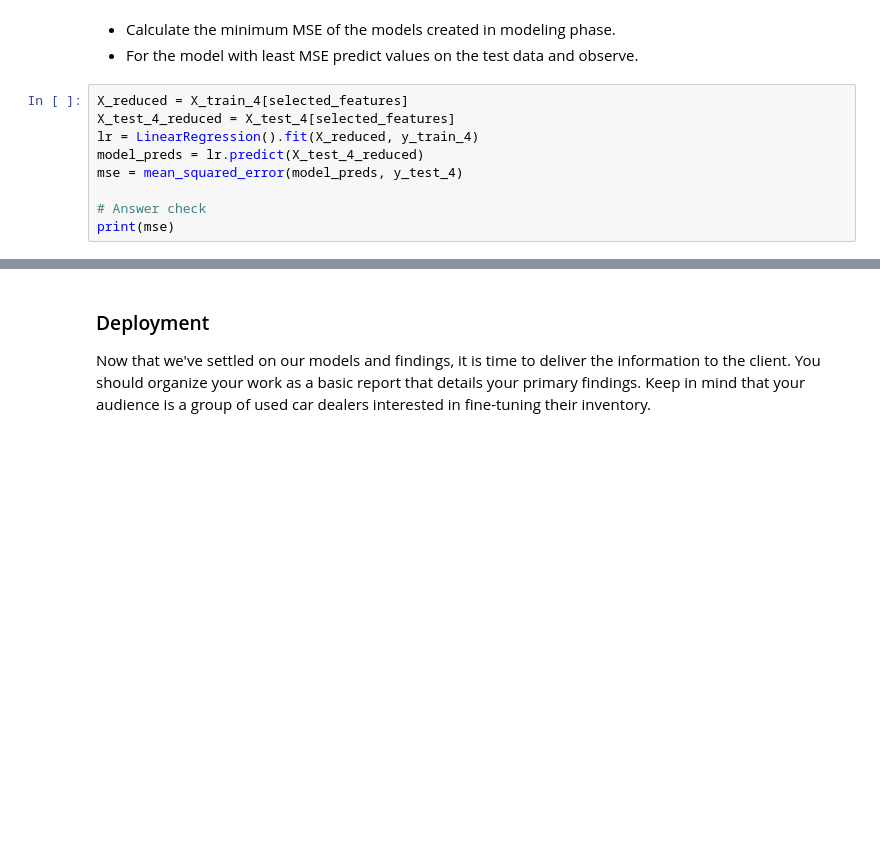
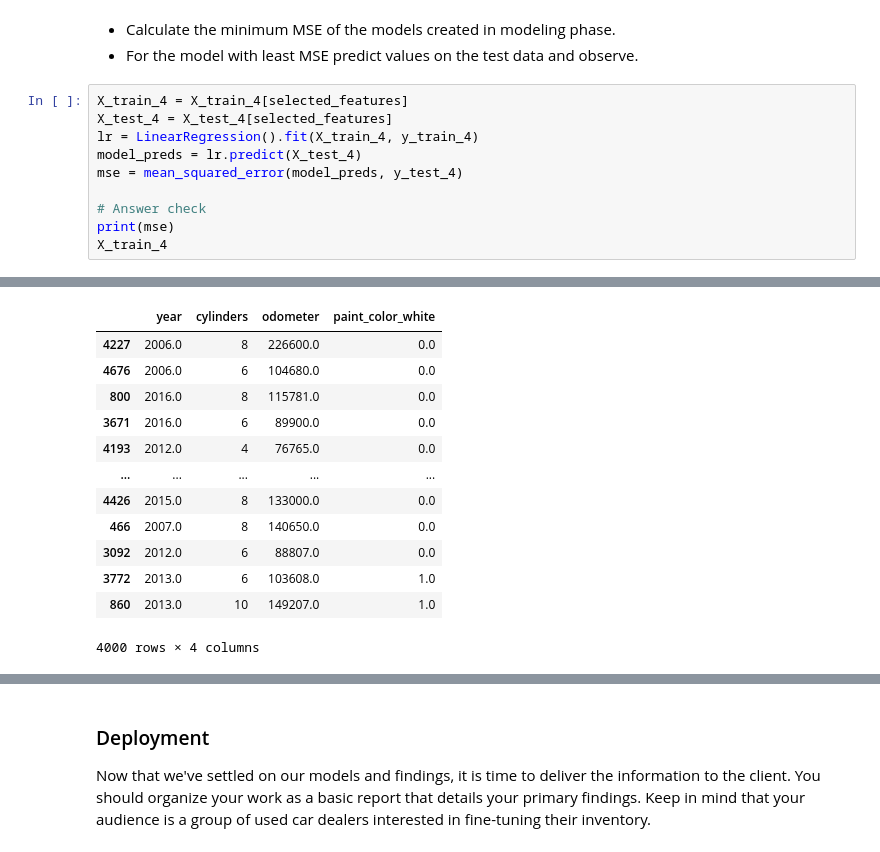
Before and after one commit to skavoori/practical-application-2, a Jupyter notebook: prompt_II.ipynb, the cells around one changed output, grey strips where cells are left out. Saved outputs shown, nothing was run; the diff lists cells and outputs as text; blank space fills up the shorter version.

```diff
--- a/prompt_II.ipynb
+++ b/prompt_II.ipynb
@@ -828,12 +832,13 @@ With some modeling accomplished, we aim to reflect on what we identify as a high
 - Calculate the minimum MSE of the models created in modeling phase.
 - For the model with least MSE predict values on the test data and observe.
 # %%
-X_reduced = X_train_4[selected_features]
-X_test_4_reduced = X_test_4[selected_features]
-lr = LinearRegression().fit(X_reduced, y_train_4)
-model_preds = lr.predict(X_test_4_reduced)
+X_train_4 = X_train_4[selected_features]
+X_test_4 = X_test_4[selected_features]
+lr = LinearRegression().fit(X_train_4, y_train_4)
+model_preds = lr.predict(X_test_4)
 mse = mean_squared_error(model_preds, y_test_4)
 
 # Answer check
 print(mse)
+X_train_4
 # %% [output]
@@ -841,3 +846,16 @@ print(mse)
+|  | year | cylinders | odometer | paint_color_white |
+| 4227 | 2006.0 | 8 | 226600.0 | 0.0 |
+| 4676 | 2006.0 | 6 | 104680.0 | 0.0 |
+| 800 | 2016.0 | 8 | 115781.0 | 0.0 |
+| 3671 | 2016.0 | 6 | 89900.0 | 0.0 |
+| 4193 | 2012.0 | 4 | 76765.0 | 0.0 |
+| ... | ... | ... | ... | ... |
+| 4426 | 2015.0 | 8 | 133000.0 | 0.0 |
+| 466 | 2007.0 | 8 | 140650.0 | 0.0 |
+| 3092 | 2012.0 | 6 | 88807.0 | 0.0 |
+| 3772 | 2013.0 | 6 | 103608.0 | 1.0 |
+| 860 | 2013.0 | 10 | 149207.0 | 1.0 |
+4000 rows × 4 columns
 # %%
 ols_pipe = Pipeline([
     ('poly_features', PolynomialFeatures(degree=2, include_bias=False)),
```
Also changed, not shown: parts of 27 cells of this notebook, 1 other file.
